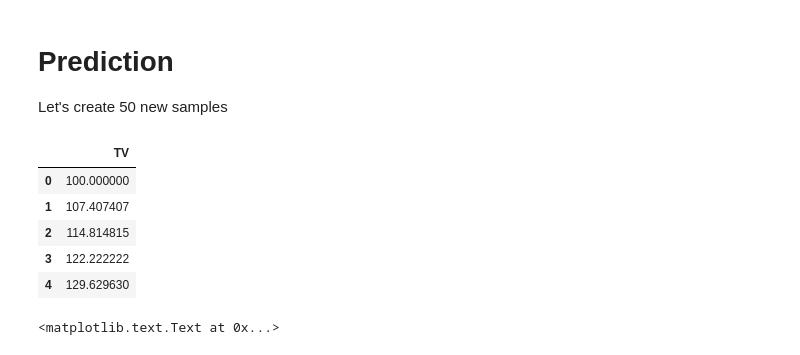
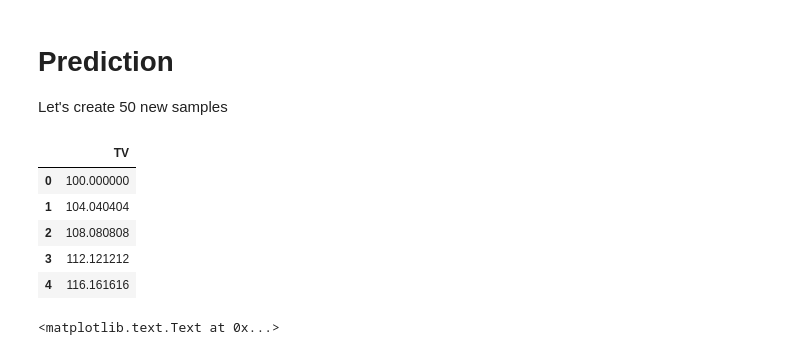
Before and after one commit to alexisperrier/gads, a Jupyter notebook: 04_statistics_inference/py/Lesson 4 - Notebook 2 - Linear Regression for Causal Inference.ipynb, the cells around one changed output. Saved outputs shown, nothing was run; the diff lists cells and outputs as text; code cells hidden in the pictures.

```diff
--- a/04_statistics_inference/py/Lesson 4 - Notebook 2 - Linear Regression for Causal Inference.ipynb
+++ b/04_statistics_inference/py/Lesson 4 - Notebook 2 - Linear Regression for Causal Inference.ipynb
@@ -293,12 +302,12 @@ Warnings:
 
 Let's create 50 new samples
 # %%
-X_new = pd.DataFrame({'TV': np.linspace(100, 500, 55)})
+X_new = pd.DataFrame({'TV': np.linspace(100, 500, 100)})
 X_new.head()
 # %% [output]
 |  | TV |
 | 0 | 100.000000 |
-| 1 | 107.407407 |
-| 2 | 114.814815 |
-| 3 | 122.222222 |
-| 4 | 129.629630 |
+| 1 | 104.040404 |
+| 2 | 108.080808 |
+| 3 | 112.121212 |
+| 4 | 116.161616 |
```
Also changed, not shown: parts of 11 cells of this notebook, 12 other files.
